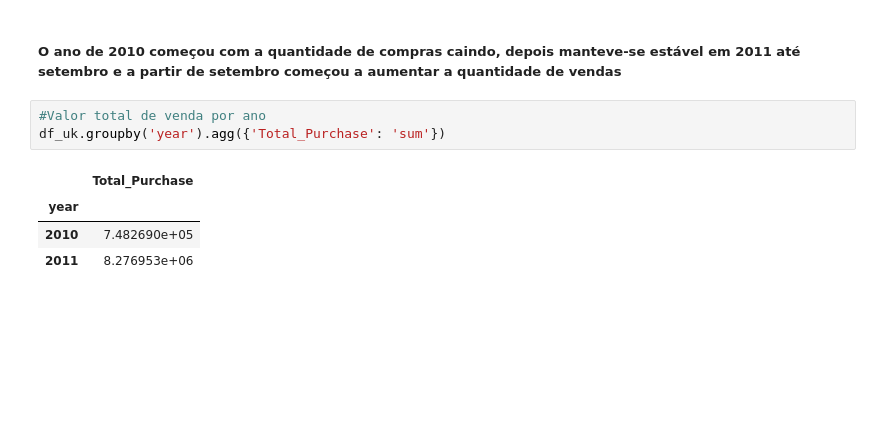
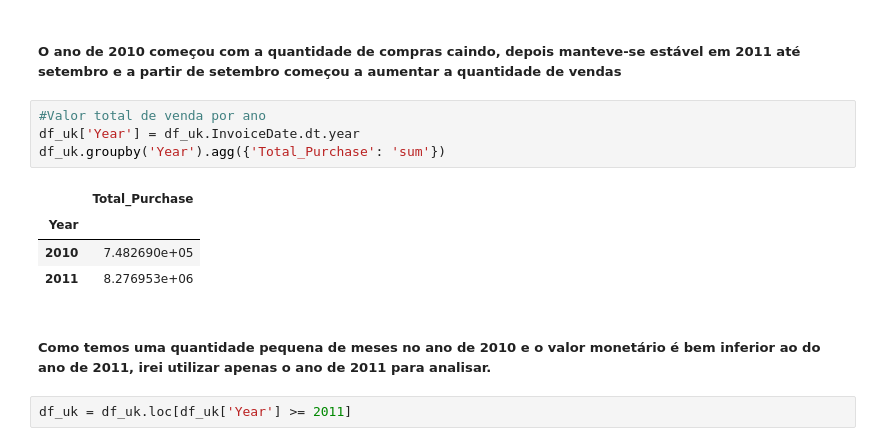
Before and after one commit to Vinicius-Passos-git/Python, a Jupyter notebook: RFM e LTV/RFM_LTV.ipynb, the cells around one changed output. Cells and saved outputs as stored; diff of their text form; blank space fills up the shorter version.

```diff
--- a/RFM e LTV/RFM_LTV.ipynb
+++ b/RFM e LTV/RFM_LTV.ipynb
@@ -157,9 +158,14 @@ df_uk.InvoiceDate.dt.date.value_counts().plot()
 ##### O ano de 2010 começou com a quantidade de compras caindo, depois manteve-se estável em 2011 até setembro e a partir de setembro começou a aumentar a quantidade de vendas
 # %%
 #Valor total de venda por ano
-df_uk.groupby('year').agg({'Total_Purchase': 'sum'})
+df_uk['Year'] = df_uk.InvoiceDate.dt.year
+df_uk.groupby('Year').agg({'Total_Purchase': 'sum'})
 # %% [output]
 |  | Total_Purchase |
-| year |  |
+| Year |  |
 | 2010 | 7.482690e+05 |
 | 2011 | 8.276953e+06 |
+# %% [markdown]
+##### Como temos uma quantidade pequena de meses no ano de 2010 e o valor monetário é bem inferior ao do ano de 2011, irei utilizar apenas o ano de 2011 para analisar.
+# %%
+df_uk = df_uk.loc[df_uk['Year'] >= 2011]
```
Also changed, not shown: parts of 23 cells of this notebook.
